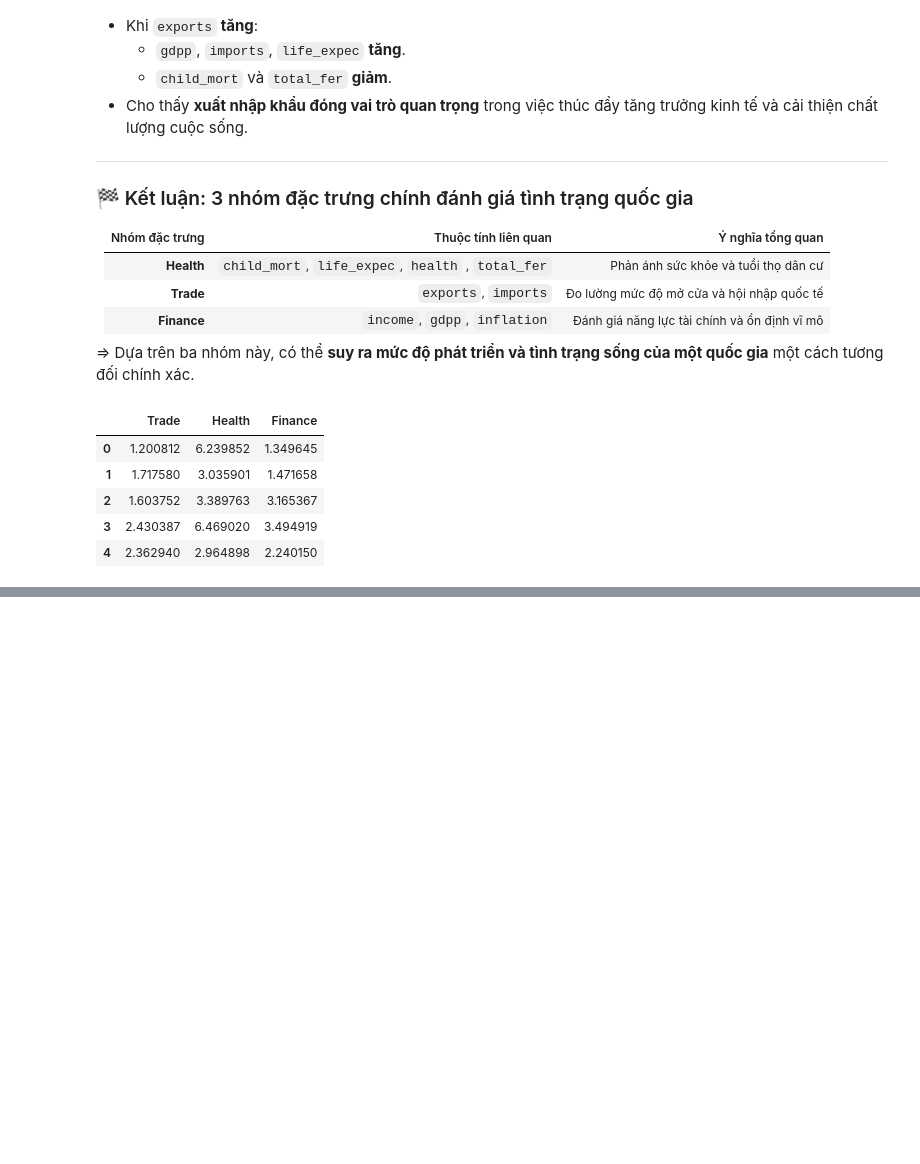
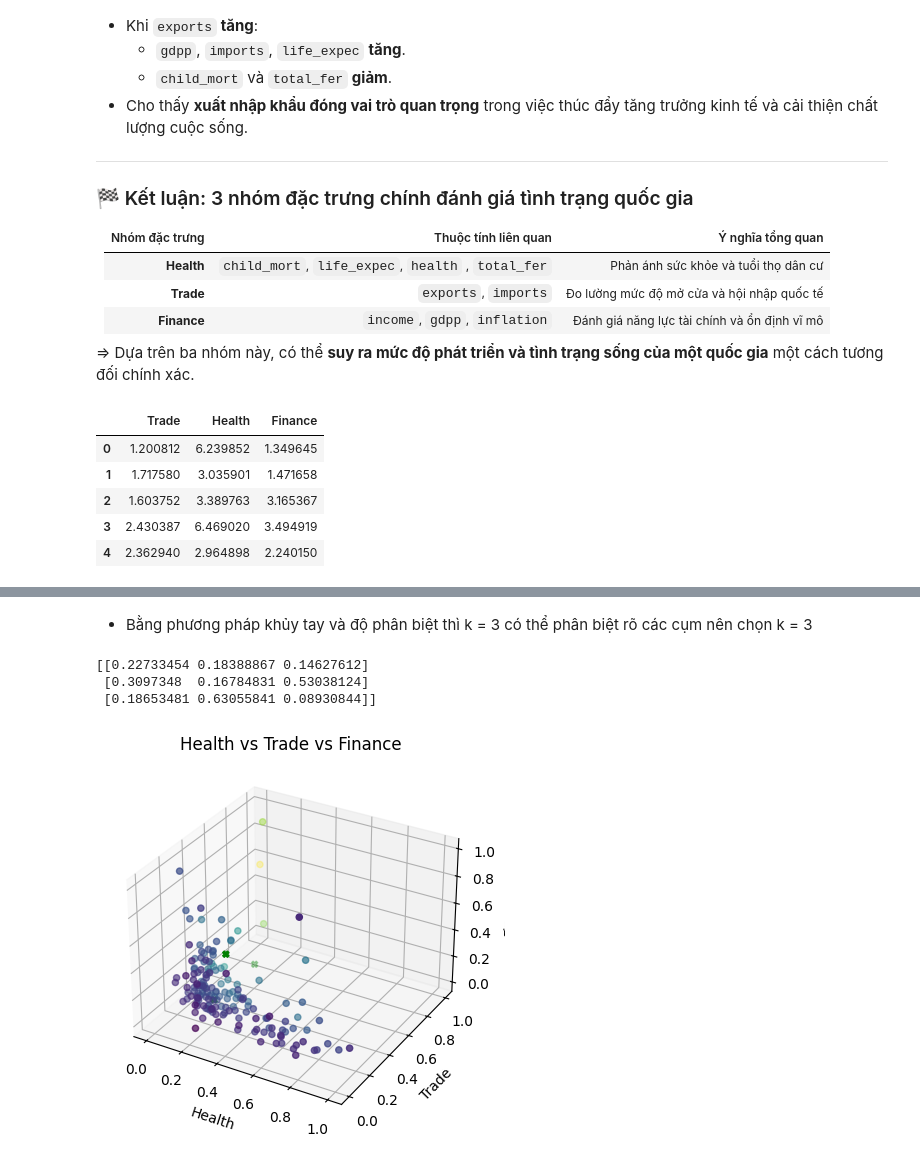
Before and after one commit to tuananhhhbuiiduyudu/Country_Clustering_Project_CNS, a Jupyter notebook: notebooks/EDA&Model.ipynb, the cells around one changed output, grey strips where cells are left out. Saved outputs shown, nothing was run; the diff lists cells and outputs as text; code cells hidden in the pictures; blank space fills up the shorter version.

```diff
--- a/notebooks/EDA&Model.ipynb
+++ b/notebooks/EDA&Model.ipynb
@@ -185,0 +319,28 @@ df1.head()
+# %% [markdown]
+- Bằng phương pháp khủy tay và độ phân biệt thì k = 3 có thể phân biệt rõ các cụm nên chọn k = 3
+# %%
+model = KMeans(n_clusters= 3 , init = "k-means++" , random_state= 42)
+model.fit(x1)
+cluster = model.cluster_centers_
+centroids = np.array(cluster)
+print(centroids)
+df['Class'] = labels
+df1['Class'] = labels
+
+fig = plt.figure()
+ax = fig.add_subplot(111 , projection = "3d")
+x = np.array(df1["Health"])
+y = np.array(df1["Trade"])
+z = np.array(df1["Finance"])
+ax.scatter3D(centroids[:, 0], centroids[:, 1], centroids[:, 2], marker="X", color="g")
+ax.scatter3D(x , y , z , c = y)
+plt.title("Health vs Trade vs Finance")
+ax.set_xlabel("Health")
+ax.set_ylabel("Trade")
+ax.set_zlabel("Finance")
+plt.show()
+# %% [output]
+[[0.22733454 0.18388867 0.14627612]
+ [0.3097348  0.16784831 0.53038124]
+ [0.18653481 0.63055841 0.08930844]]
+[figure, added]
```
Also changed, not shown: parts of 21 cells of this notebook, 2 other files.
